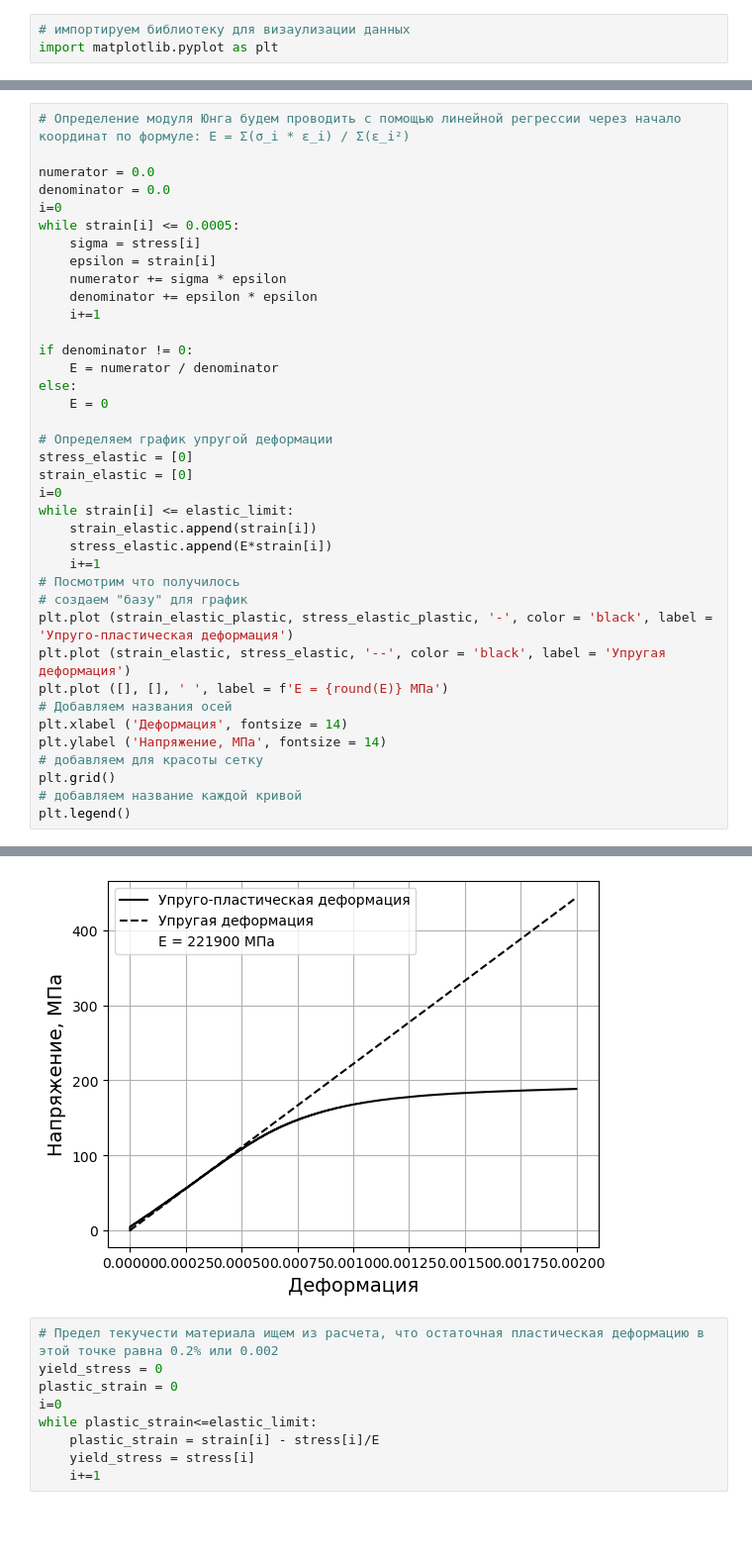
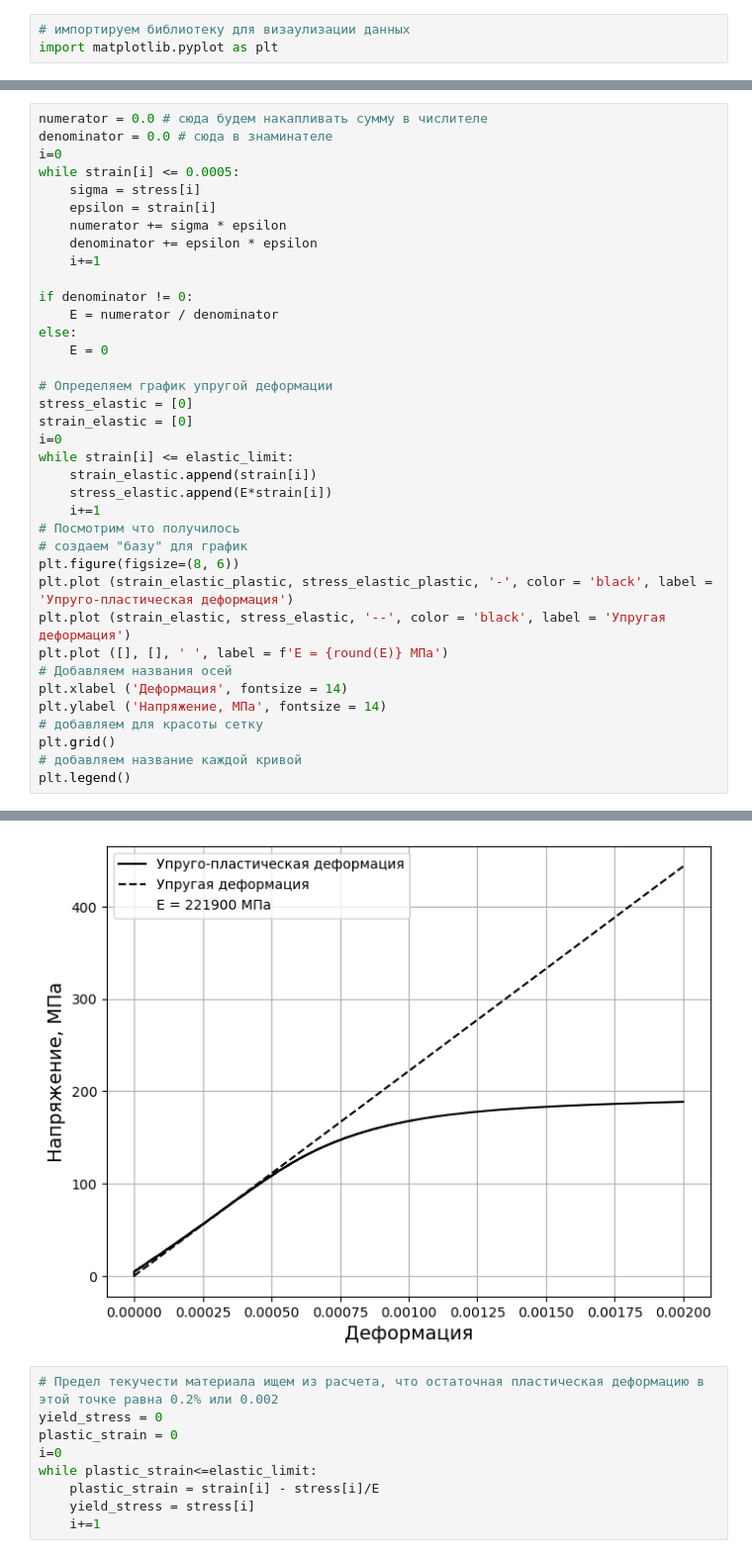
Before and after one commit to AlexanderASidorov/tension_test_calculations, a Jupyter notebook: bin/Lection_003.ipynb, the cells around one changed output, grey strips where cells are left out. Shown at 99% size. Cells and saved outputs as stored; diff of their text form; blank space fills up the shorter version.

```diff
--- a/bin/Lection_003.ipynb
+++ b/bin/Lection_003.ipynb
@@ -52,8 +71,6 @@ plt.grid()
 # %%
-# Определение модуля Юнга будем проводить с помощью линейной регрессии через начало координат по формуле: E = Σ(σ_i * ε_i) / Σ(ε_i²)
-
-numerator = 0.0
-denominator = 0.0
+numerator = 0.0 # сюда будем накапливать сумму в числителе
+denominator = 0.0 # сюда в знаминателе
 i=0
 while strain[i] <= 0.0005:
     sigma = stress[i]
@@ -62,34 +79,35 @@ while strain[i] <= 0.0005:
     denominator += epsilon * epsilon
     i+=1
 
 if denominator != 0:
     E = numerator / denominator
 else:
     E = 0
 
 # Определяем график упругой деформации
 stress_elastic = [0]
 strain_elastic = [0]
 i=0
 while strain[i] <= elastic_limit:
     strain_elastic.append(strain[i])
     stress_elastic.append(E*strain[i])
     i+=1
 # Посмотрим что получилось
 # создаем "базу" для график
+plt.figure(figsize=(8, 6))
 plt.plot (strain_elastic_plastic, stress_elastic_plastic, '-', color = 'black', label = 'Упруго-пластическая деформация')
 plt.plot (strain_elastic, stress_elastic, '--', color = 'black', label = 'Упругая деформация')
 plt.plot ([], [], ' ', label = f'E = {round(E)} МПа')
 # Добавляем названия осей
 plt.xlabel ('Деформация', fontsize = 14)
 plt.ylabel ('Напряжение, МПа', fontsize = 14)
 # добавляем для красоты сетку
 plt.grid()
 # добавляем название каждой кривой
 plt.legend()
 # %% [output]
 <matplotlib.legend.Legend at 0x...>
-[figure, old version]
+[figure, new version]
 # %%
 # Предел текучести материала ищем из расчета, что остаточная пластическая деформацию в этой точке равна 0.2% или 0.002
 yield_stress = 0
```
Also changed, not shown: parts of 5 cells of this notebook, 3 other files.
